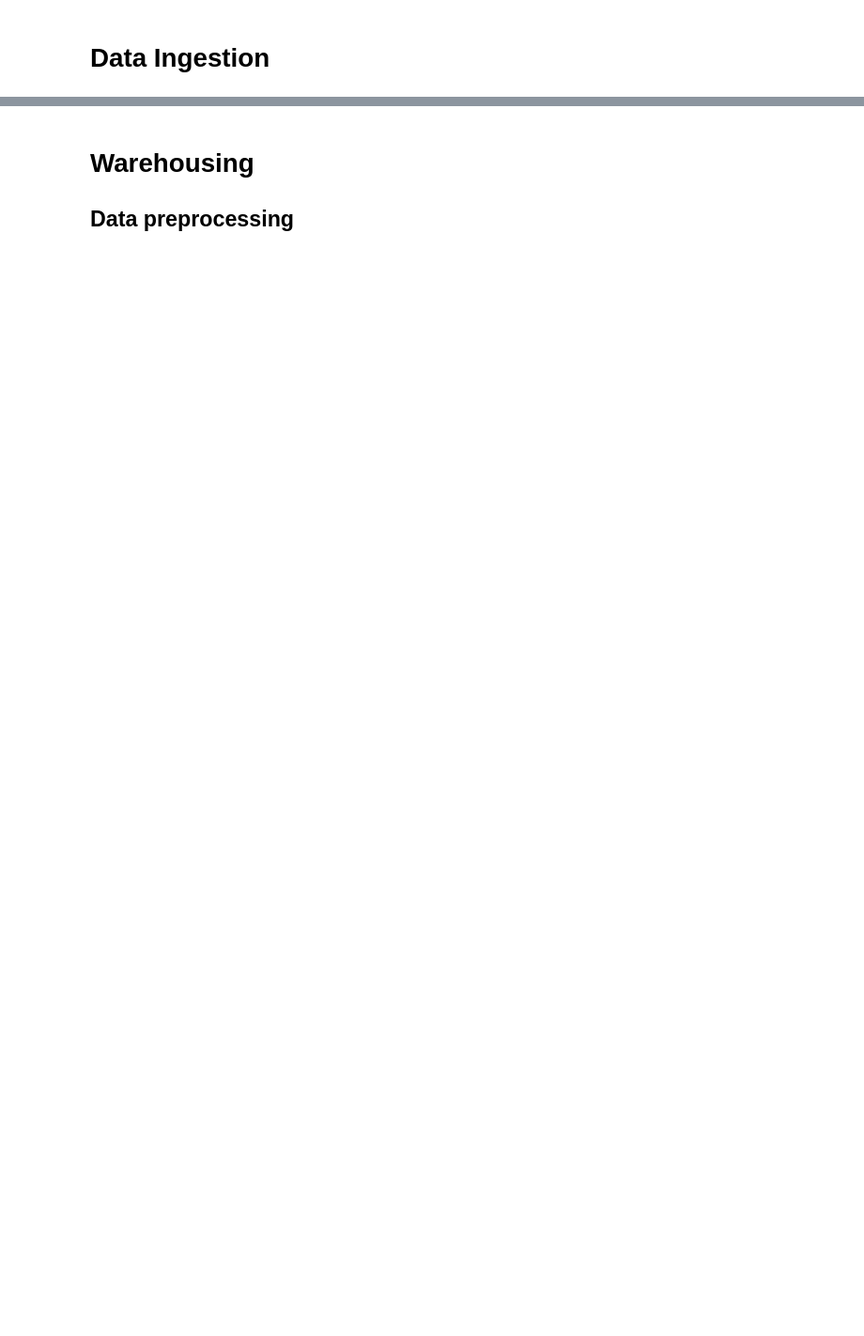
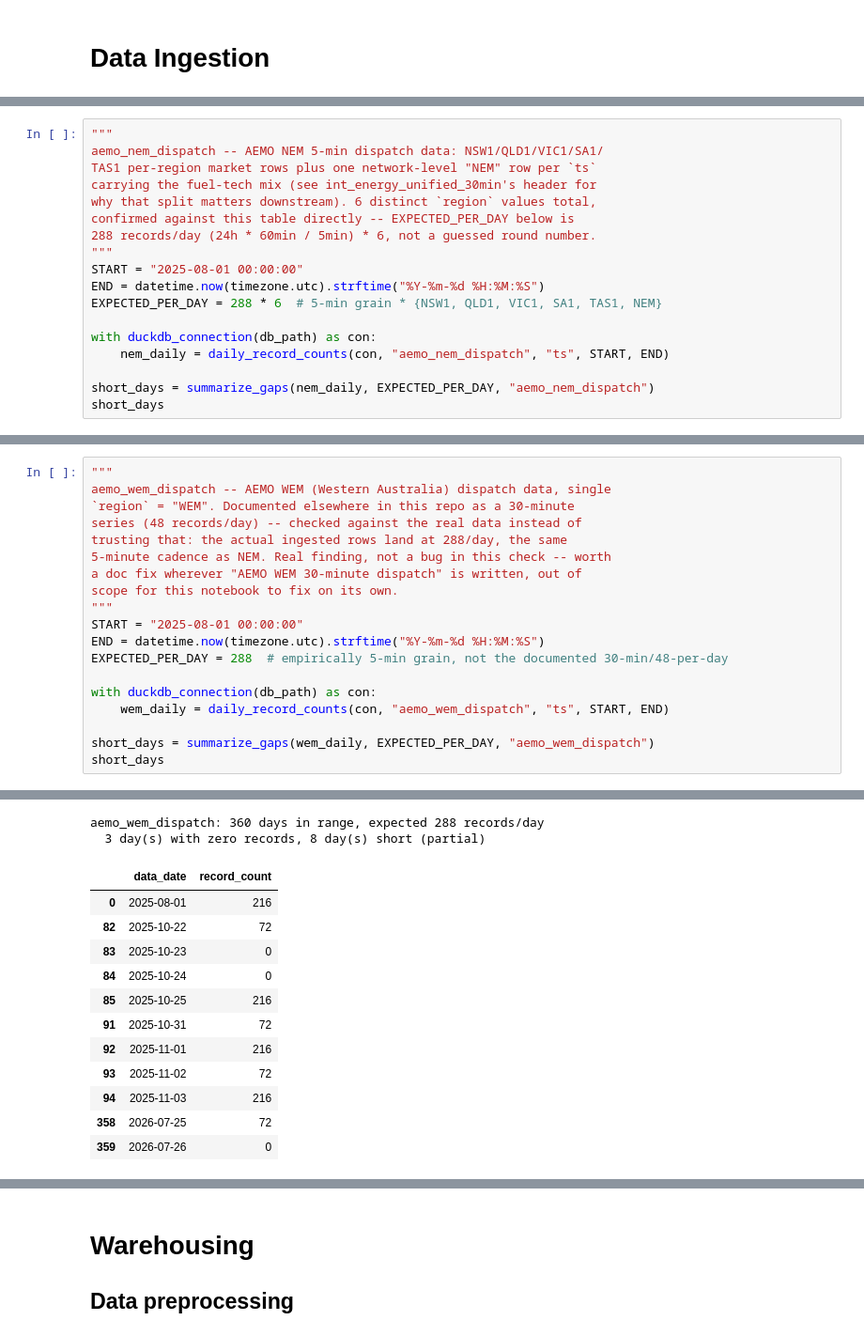
Before and after one commit to diptu/EcoLens, a Jupyter notebook: services/data-pipeline/notebooks/data-pipeline.ipynb, the cells around one changed output, grey strips where cells are left out. Shown at 94% size. Saved outputs shown, nothing was run; the diff lists cells and outputs as text; blank space fills up the shorter version.

```diff
--- a/services/data-pipeline/notebooks/data-pipeline.ipynb
+++ b/services/data-pipeline/notebooks/data-pipeline.ipynb
@@ -213,0 +132,18 @@ df
+# %%
+"""
+aemo_nem_dispatch -- AEMO NEM 5-min dispatch data: NSW1/QLD1/VIC1/SA1/
+TAS1 per-region market rows plus one network-level "NEM" row per `ts`
+carrying the fuel-tech mix (see int_energy_unified_30min's header for
+why that split matters downstream). 6 distinct `region` values total,
+confirmed against this table directly -- EXPECTED_PER_DAY below is
+288 records/day (24h * 60min / 5min) * 6, not a guessed round number.
+"""
+START = "2025-08-01 00:00:00"
+END = datetime.now(timezone.utc).strftime("%Y-%m-%d %H:%M:%S")
+EXPECTED_PER_DAY = 288 * 6  # 5-min grain * {NSW1, QLD1, VIC1, SA1, TAS1, NEM}
+
+with duckdb_connection(db_path) as con:
+    nem_daily = daily_record_counts(con, "aemo_nem_dispatch", "ts", START, END)
+
+short_days = summarize_gaps(nem_daily, EXPECTED_PER_DAY, "aemo_nem_dispatch")
+short_days
@@ -213,0 +159,20 @@ df
+# %%
+"""
+aemo_wem_dispatch -- AEMO WEM (Western Australia) dispatch data, single
+`region` = "WEM". Documented elsewhere in this repo as a 30-minute
+series (48 records/day) -- checked against the real data instead of
+trusting that: the actual ingested rows land at 288/day, the same
+5-minute cadence as NEM. Real finding, not a bug in this check -- worth
+a doc fix wherever "AEMO WEM 30-minute dispatch" is written, out of
+scope for this notebook to fix on its own.
+"""
+START = "2025-08-01 00:00:00"
+END = datetime.now(timezone.utc).strftime("%Y-%m-%d %H:%M:%S")
+EXPECTED_PER_DAY = 288  # empirically 5-min grain, not the documented 30-min/48-per-day
+
+with duckdb_connection(db_path) as con:
+    wem_daily = daily_record_counts(con, "aemo_wem_dispatch", "ts", START, END)
+
+short_days = summarize_gaps(wem_daily, EXPECTED_PER_DAY, "aemo_wem_dispatch")
+short_days
+# %% [output]
@@ -213,0 +181,14 @@ df
+aemo_wem_dispatch: 360 days in range, expected 288 records/day
+  3 day(s) with zero records, 8 day(s) short (partial)
+|  | data_date | record_count |
+| 0 | 2025-08-01 | 216 |
+| 82 | 2025-10-22 | 72 |
+| 83 | 2025-10-23 | 0 |
+| 84 | 2025-10-24 | 0 |
+| 85 | 2025-10-25 | 216 |
+| 91 | 2025-10-31 | 72 |
+| 92 | 2025-11-01 | 216 |
+| 93 | 2025-11-02 | 72 |
+| 94 | 2025-11-03 | 216 |
+| 358 | 2026-07-25 | 72 |
+| 359 | 2026-07-26 | 0 |
```
Also changed, not shown: parts of 23 cells of this notebook, 22 other files.
